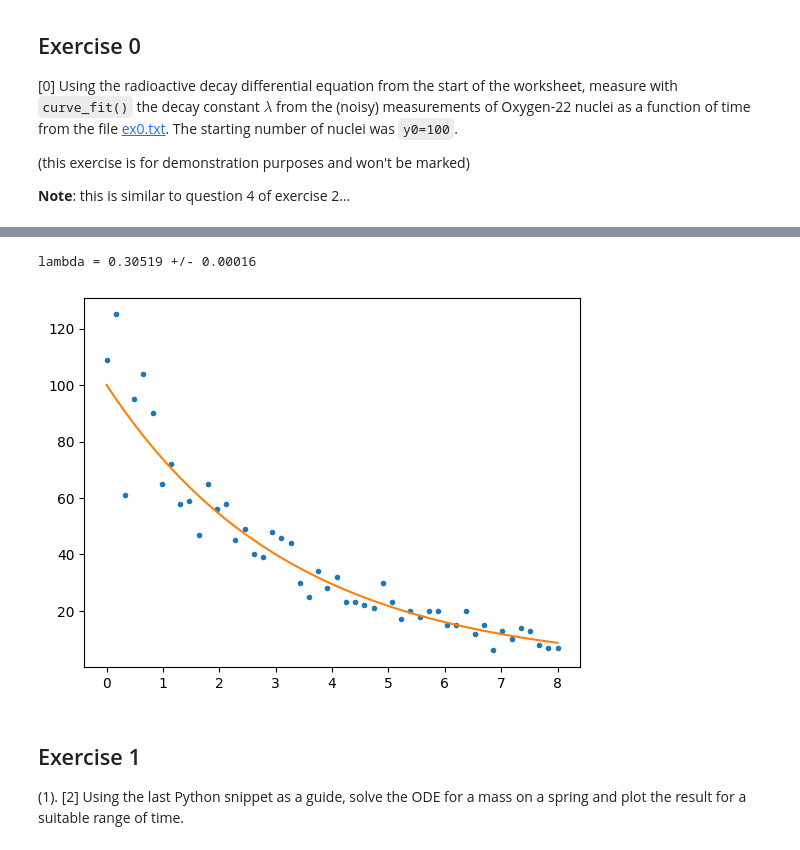
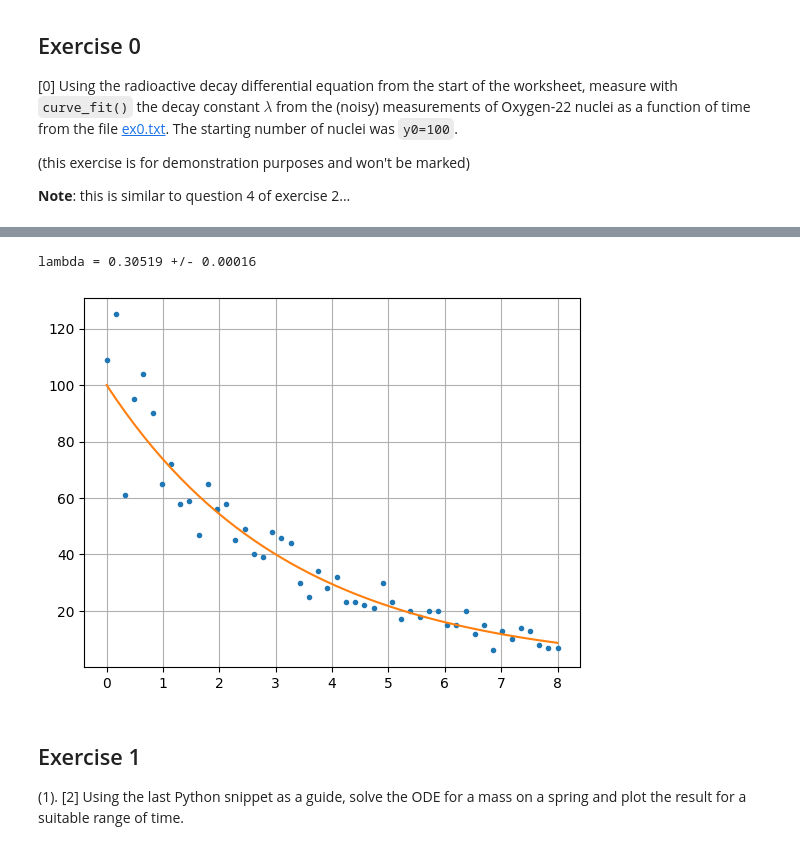
Before and after one commit to PX2145-2025/week-8-b-Ridge-Ewan-313, a Jupyter notebook: ODEs.ipynb, the cells around one changed output, grey strips where cells are left out. Drawn from its saved outputs; the diff is of its cells as text; code cells hidden in the pictures.

```diff
--- a/ODEs.ipynb
+++ b/ODEs.ipynb
@@ -191,18 +191,19 @@ ex0.txt.1           100%[===================>]   2.47K  --.-KB/s    in 0s
 # %%
 x = np.loadtxt('ex0.txt')
 plt.plot(x[:,0],x[:,1],'.')
 
 def exp_decay(t,lam):
   y0 = 100
   return y0*np.exp(-lam*t)
 
 popt, pcov = curve_fit(exp_decay, x[:,0], x[:,1], [1])
 
 plt.plot(x[:,0],exp_decay(x[:,0],*popt))
+plt.grid()
 print(f'lambda = {popt[0]:.5f} +/- {pcov[0,0]:.5f}')
 # %% [output]
 lambda = 0.30519 +/- 0.00016
-[figure, old version]
+[figure, new version]
 # %% [markdown]
 ## Exercise 1
 
```
Also changed, not shown: parts of 6 cells of this notebook.
